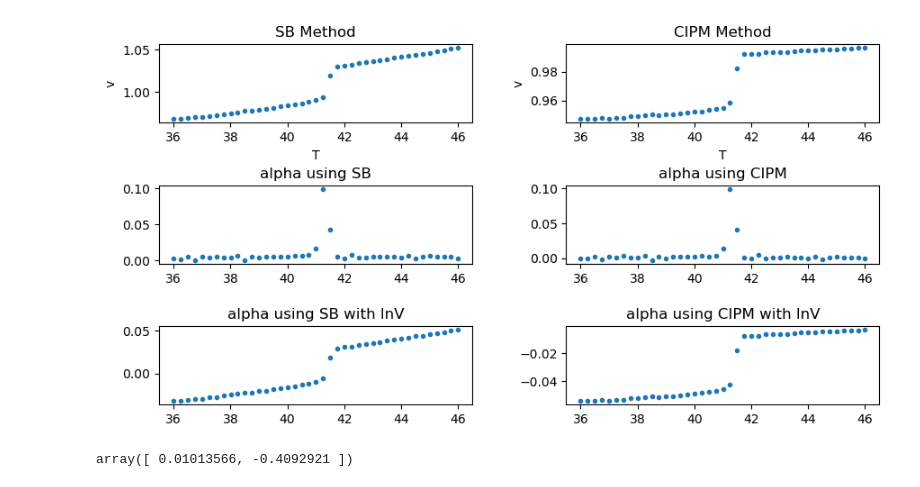
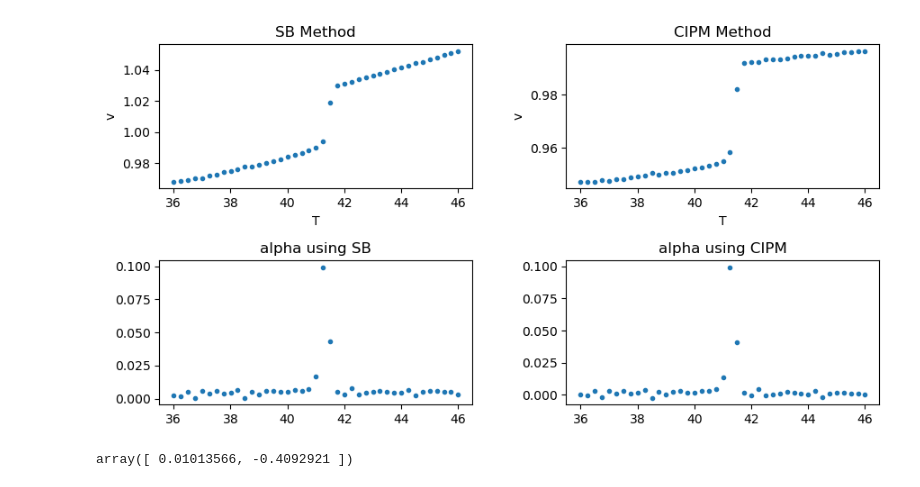
Before and after one commit to jmoeil/PHYS-F311-Labs, a Jupyter notebook: DataAnalysis_DPPC.ipynb, the cells around one changed output. Saved outputs shown, nothing was run; the diff lists cells and outputs as text; code cells hidden in the pictures.

```diff
--- a/DataAnalysis_DPPC.ipynb
+++ b/DataAnalysis_DPPC.ipynb
@@ -33,33 +33,29 @@ for i in range(0,len(alpha_SB)-1):
     alpha_SB[i] = ((Spec_vol_DPPC_SB[i+1]-Spec_vol_DPPC_SB[i])/(Temperature[i+1]-Temperature[i]))/Spec_vol_DPPC_SB[i]
     alpha_CIPM[i] = ((Spec_vol_DPPC_CIPM[i+1]-Spec_vol_DPPC_CIPM[i])/(Temperature[i+1]-Temperature[i]))/Spec_vol_DPPC_CIPM[i]
 # %%
-fig, ax = plt.subplots(3,2,figsize=(10, 5))
+fig, ax = plt.subplots(2,2,figsize=(10, 5))
 
 ax[0,0].plot(Temperature, Spec_vol_DPPC_SB,'.')
 ax[0,1].plot(Temperature,Spec_vol_DPPC_CIPM,'.')
 ax[1,0].plot(Temperature,alpha_SB,'.')
 ax[1,1].plot(Temperature,alpha_CIPM,'.')
-ax[2,0].plot(Temperature,np.log(Spec_vol_DPPC_SB),'.')
-ax[2,1].plot(Temperature,np.log(Spec_vol_DPPC_CIPM),'.')
 
 ax[0,0].set_xlabel('T')
 ax[0,1].set_xlabel('T')
 ax[0,0].set_ylabel('v')
 ax[0,1].set_ylabel('v')
 ax[0,0].set_title('SB Method')
 ax[0,1].set_title('CIPM Method')
 ax[1,0].set_title('alpha using SB')
 ax[1,1].set_title('alpha using CIPM')
-ax[2,0].set_title('alpha using SB with lnV')
-ax[2,1].set_title('alpha using CIPM with lnV')
 plt.subplots_adjust(left=0.1,
                     bottom=0.1,
                     right=0.9,
                     top=0.9,
                     wspace=0.3,
-                    hspace=0.8)
+                    hspace=0.5)
 # %% [output]
-[figure, old version]
+[figure, new version]
 # %%
 np.polyfit(Temperature,np.log(Spec_vol_DPPC_SB),1)
 # %% [output]
```
Also changed, not shown: parts of 1 cell of this notebook, 4 other files.
